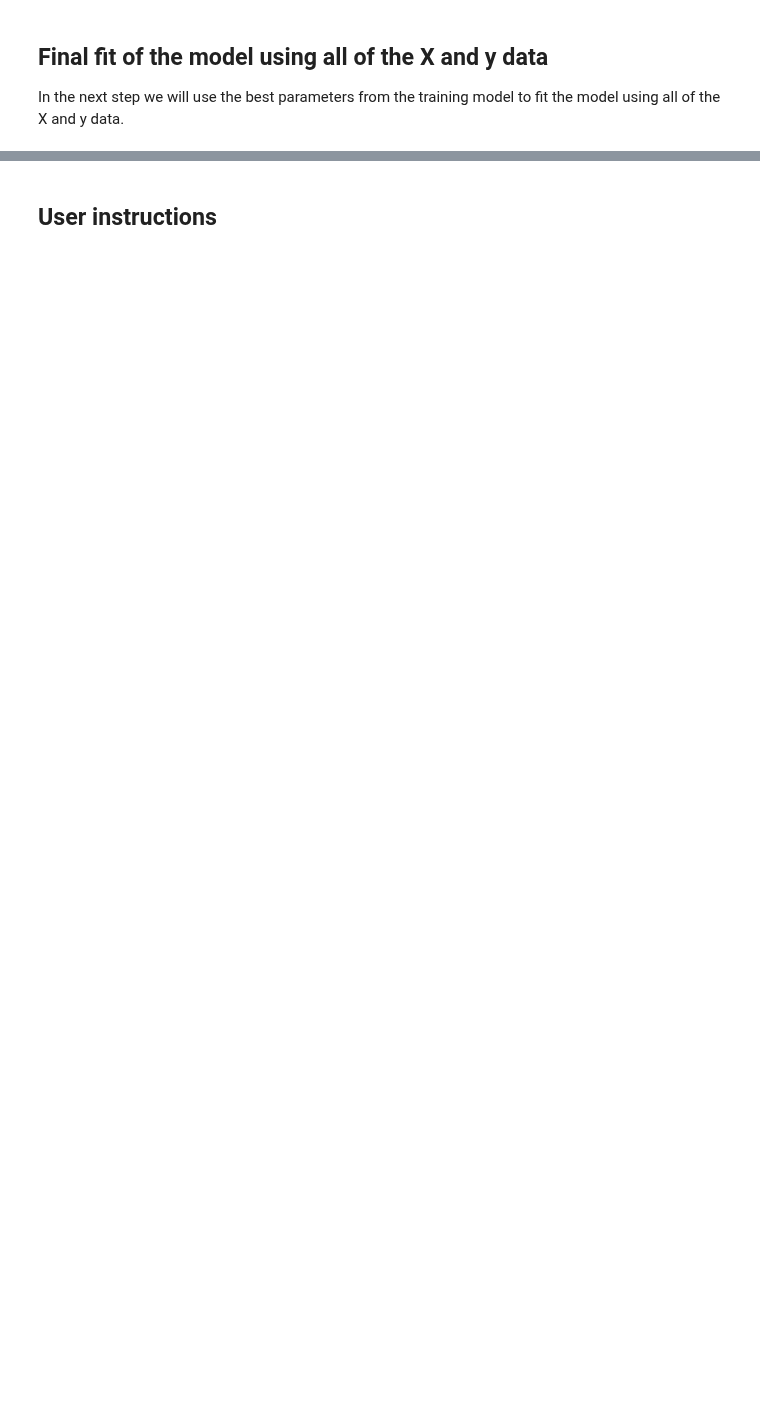
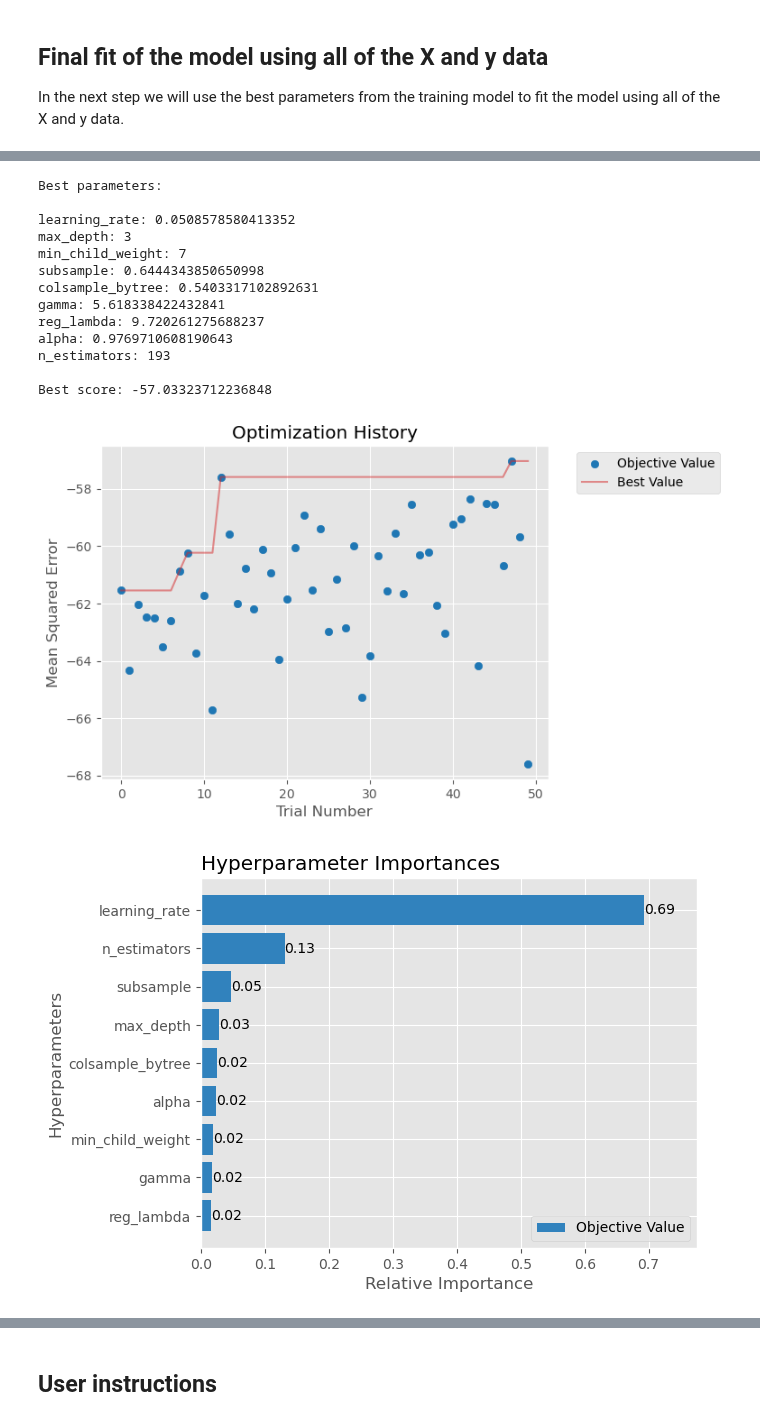
Before and after one commit to gjpelletier/EasyMLR, a Jupyter notebook: Example_XGBoost_auto.ipynb, the cells around one changed output, grey strips where cells are left out. Drawn from its saved outputs; the diff is of its cells as text; code cells hidden in the pictures; blank space fills up the shorter version.

```diff
--- a/Example_XGBoost_auto.ipynb
+++ b/Example_XGBoost_auto.ipynb
@@ -103,0 +104,19 @@ Time elapsed: 1.31 sec
+# %%
+from EasyMLR import show_optuna
+show_optuna(train_output['optuna_study'])
+# %% [output]
+Best parameters:
+
+learning_rate: 0.0508578580413352
+max_depth: 3
+min_child_weight: 7
+subsample: 0.6444343850650998
+colsample_bytree: 0.5403317102892631
+gamma: 5.618338422432841
+reg_lambda: 9.720261275688237
+alpha: 0.9769710608190643
+n_estimators: 193
+
+Best score: -57.03323712236848
+[figure, added]
+[figure, added]
```
Also changed, not shown: parts of 7 cells of this notebook, 3 other files.
